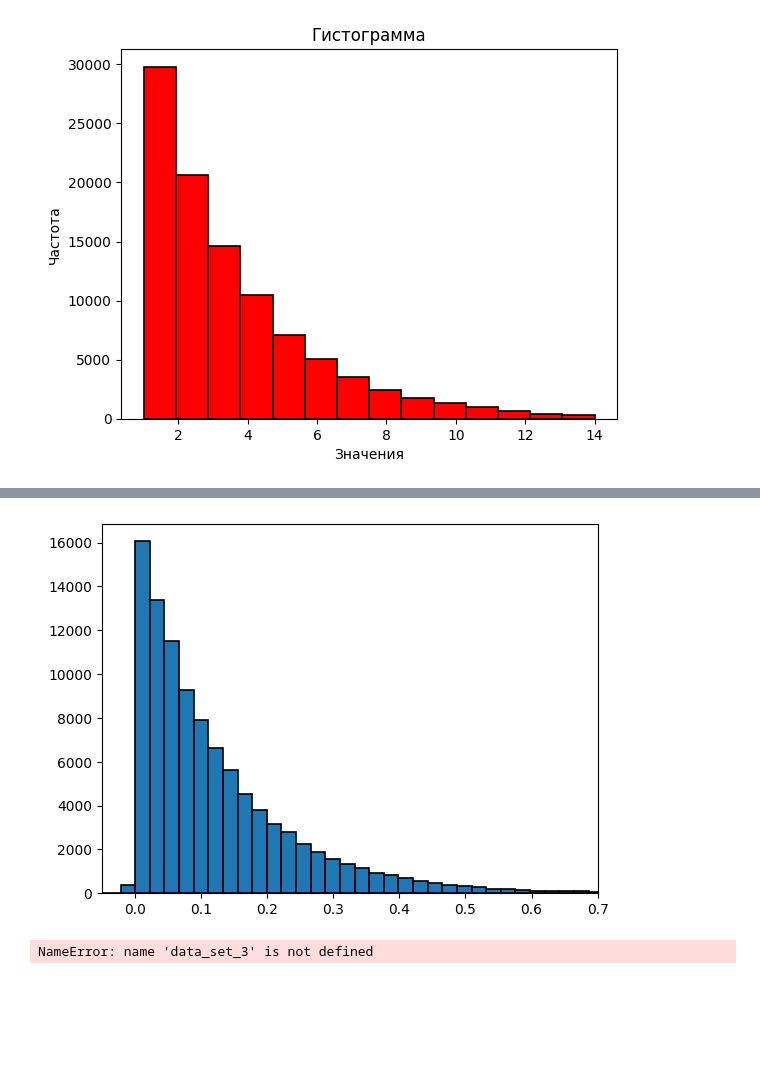
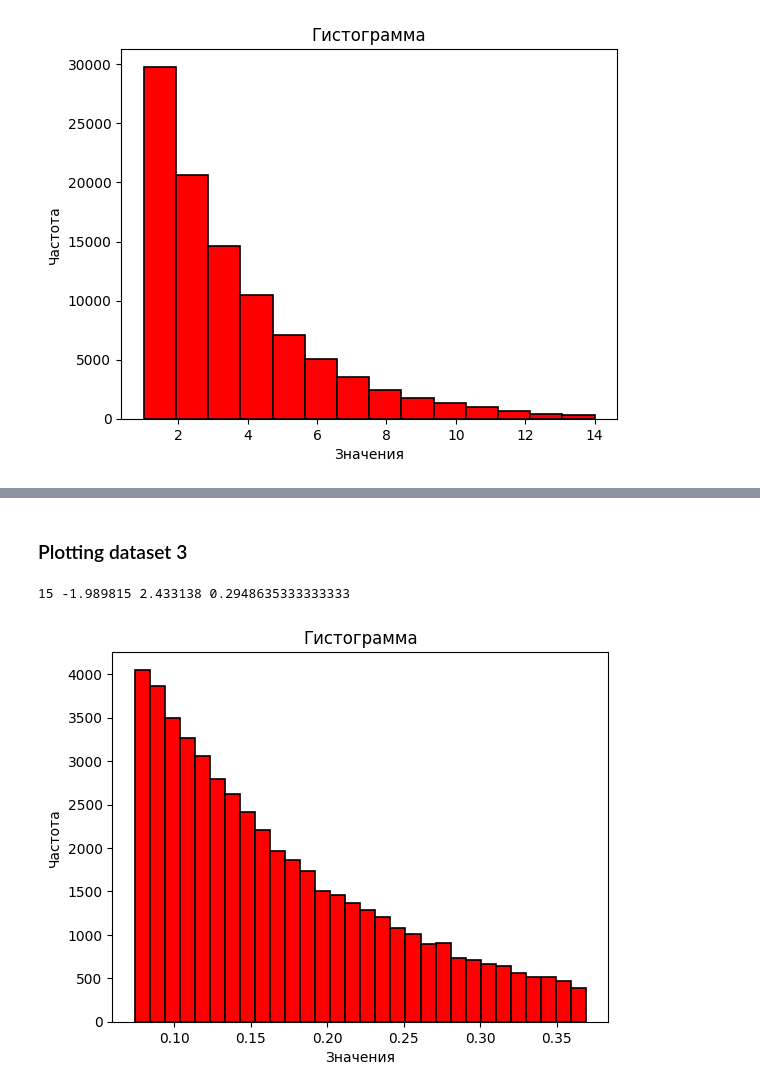
Before and after one commit to ALFecki/matstat, a Jupyter notebook: lab-1/lab1.ipynb, the cells around one changed output, grey strips where cells are left out. Saved outputs shown, nothing was run; the diff lists cells and outputs as text; code cells hidden in the pictures; blank space fills up the shorter version.

```diff
--- a/lab-1/lab1.ipynb
+++ b/lab-1/lab1.ipynb
@@ -82,34 +73,8 @@ plotting_dataset(data_sets[1], 40, 0.2)
-# %%
-bins = 200
-width = 0.8
-data_set = data_sets[2]
-plt.hist(data_set, bins=bins, edgecolor='black', linewidth=1.2)
-
-min_val = -0.05
-max_val = 0.7
-plt.xlim(min_val, max_val)
-
-bin_width = (max_val - min_val) / bins
-
-positions = [min_val + bin_width * i for i in range(bins)]
-
-for pos in positions:
-    rect = plt.Rectangle((pos - width / 2, 0), width, 0, alpha=0.7)
-    plt.gca().add_patch(rect)
-
-plt.show()
-# %% [output]
-[figure, removed]
-# %%
-
-
-plt.hist(data_set_3, bins=10, density=True, alpha=0.5)
-
-plt.xlabel('Значение')
-plt.ylabel('Частота')
-plt.title('Гистограмма данных из set_3.csv')
-
-plt.show()
-# %% [output]
-NameError: name 'data_set_3' is not defined
+# %% [markdown]
+### Plotting dataset 3
+# %%
+plotting_dataset(data_sets[2], 30, 0.1)
+# %% [output]
+15 -1.989815 2.433138 0.2948635333333333
+[figure, added]
 # %%
```
Also changed, not shown: parts of 13 cells of this notebook.
